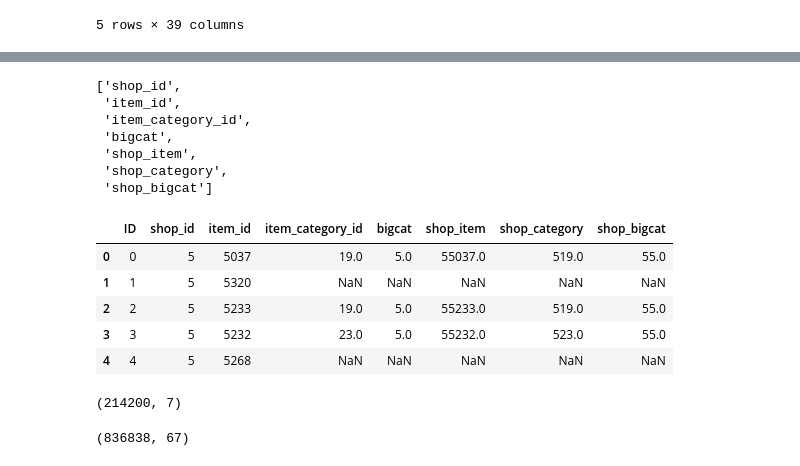
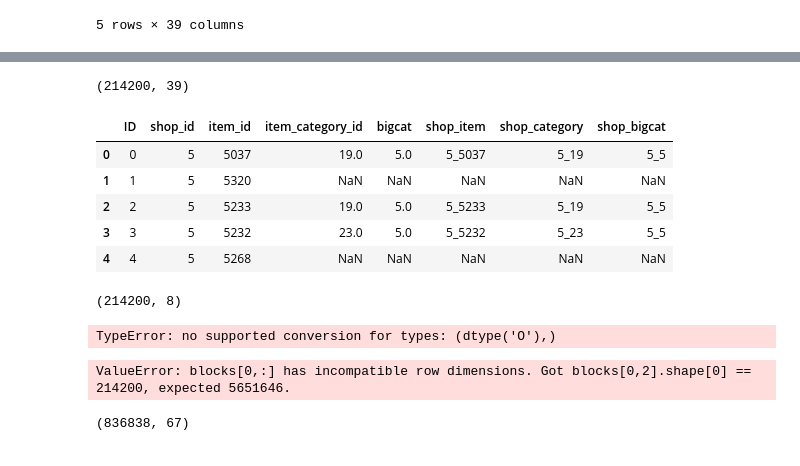
Before and after one commit to GatzZ/competitive-data-science-final-project, a Jupyter notebook: Main.ipynb, the cells around one changed output, grey strips where cells are left out. Drawn from its saved outputs; the diff is of its cells as text; code cells hidden in the pictures.

```diff
--- a/Main.ipynb
+++ b/Main.ipynb
@@ -388,25 +407,23 @@ df_cats.head()
-# %%
-label_cols
-# %% [output]
-['shop_id',
- 'item_id',
- 'item_category_id',
- 'bigcat',
- 'shop_item',
- 'shop_category',
- 'shop_bigcat']
+# %%
+df_test.shape
+# %% [output]
+(214200, 39)
 # %%
-df_test_label = df_test[['ID', 'shop_id', 'item_id']].merge(df_cats, how='left')
-df_test_label.head()
+df_test_cats = df_test[['ID', 'shop_id', 'item_id']].merge(df_cats, how='left', on=['shop_id', 'item_id'])
+df_test_cats.head()
 # %% [output]
 |  | ID | shop_id | item_id | item_category_id | bigcat | shop_item | shop_category | shop_bigcat |
-| 0 | 0 | 5 | 5037 | 19.0 | 5.0 | 55037.0 | 519.0 | 55.0 |
+| 0 | 0 | 5 | 5037 | 19.0 | 5.0 | 5_5037 | 5_19 | 5_5 |
 | 1 | 1 | 5 | 5320 | NaN | NaN | NaN | NaN | NaN |
-| 2 | 2 | 5 | 5233 | 19.0 | 5.0 | 55233.0 | 519.0 | 55.0 |
-| 3 | 3 | 5 | 5232 | 23.0 | 5.0 | 55232.0 | 523.0 | 55.0 |
+| 2 | 2 | 5 | 5233 | 19.0 | 5.0 | 5_5233 | 5_19 | 5_5 |
+| 3 | 3 | 5 | 5232 | 23.0 | 5.0 | 5_5232 | 5_23 | 5_5 |
 | 4 | 4 | 5 | 5268 | NaN | NaN | NaN | NaN | NaN |
+# %%
+df_test_cats.shape
+# %% [output]
+(214200, 8)
 # %%
-X_test_label = sparse.csr_matrix(df_test_label[label_cols].values)
+X_test_label = sparse.csr_matrix(df_test_cats[label_cols].values)
 X_test_label.shape
 # %% [output]
-(214200, 7)
+TypeError: no supported conversion for types: (dtype('O'),)
@@ -413,7 +432,9 @@ X_test_label.shape
 # %%
 X_test = sparse.csr_matrix(df_test.iloc[:, -n_months:].values)
 X_test_diff = sparse.csr_matrix(df_test.iloc[:, -n_months:].diff(axis=1).values)
-X_test = sparse.hstack((X_test_label, X_test_diff, X_test))
+X_test = sparse.hstack((X_test_onehot, X_test_label, X_test_diff, X_test))
+# %% [output]
+ValueError: blocks[0,:] has incompatible row dimensions. Got blocks[0,2].shape[0] == 214200, expected 5651646.
 # %%
 X_train_cum.shape
 # %% [output]
```
Also changed, not shown: parts of 12 cells of this notebook, 1 other file.
